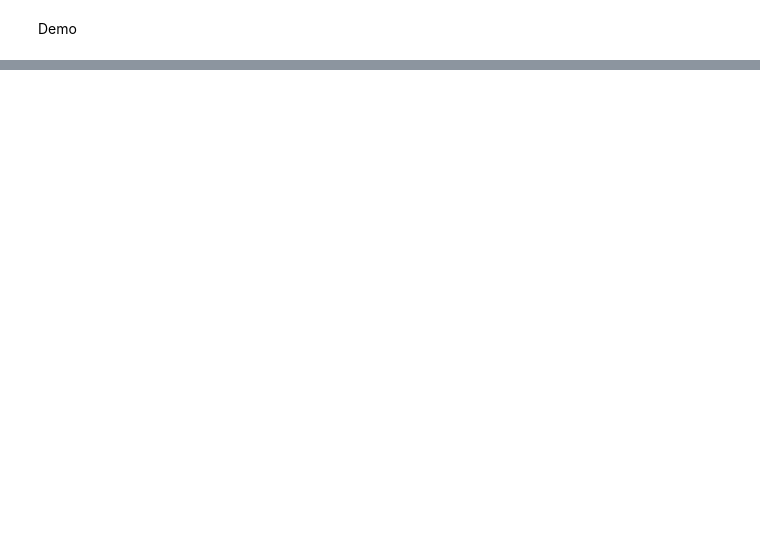
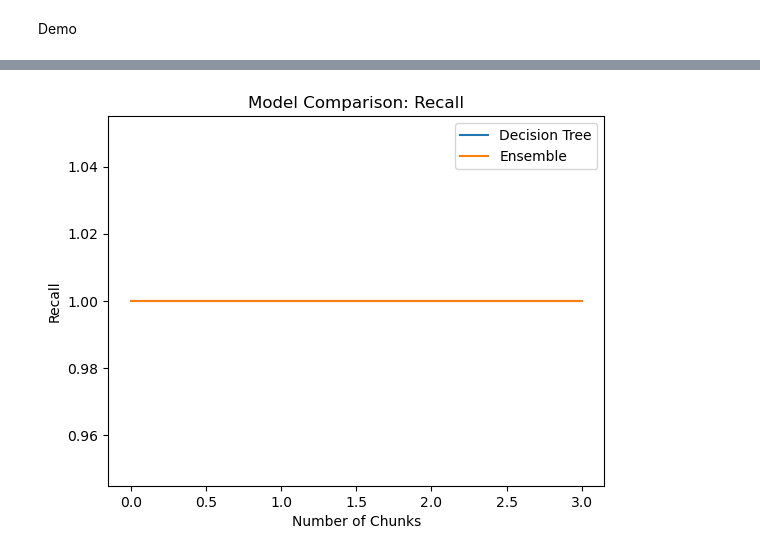
Before and after one commit to alextsmith/numcompute_stream, a Jupyter notebook: demo.ipynb, the cells around one changed output, grey strips where cells are left out. Cells and saved outputs as stored; diff of their text form; code cells hidden in the pictures; blank space fills up the shorter version.

```diff
--- a/demo.ipynb
+++ b/demo.ipynb
@@ -962,0 +1018,4 @@ for i in range(len(X_train_chunks)):
+# %%
+compare_models(trainer1.logs[:, 2], trainer2.logs[:, 2], ["Decision Tree", "Ensemble"], "Model Comparison: Recall", "Recall", save_path = "demo_recall.png")
+# %% [output]
+[figure, added]
```
Also changed, not shown: parts of 15 cells of this notebook.
